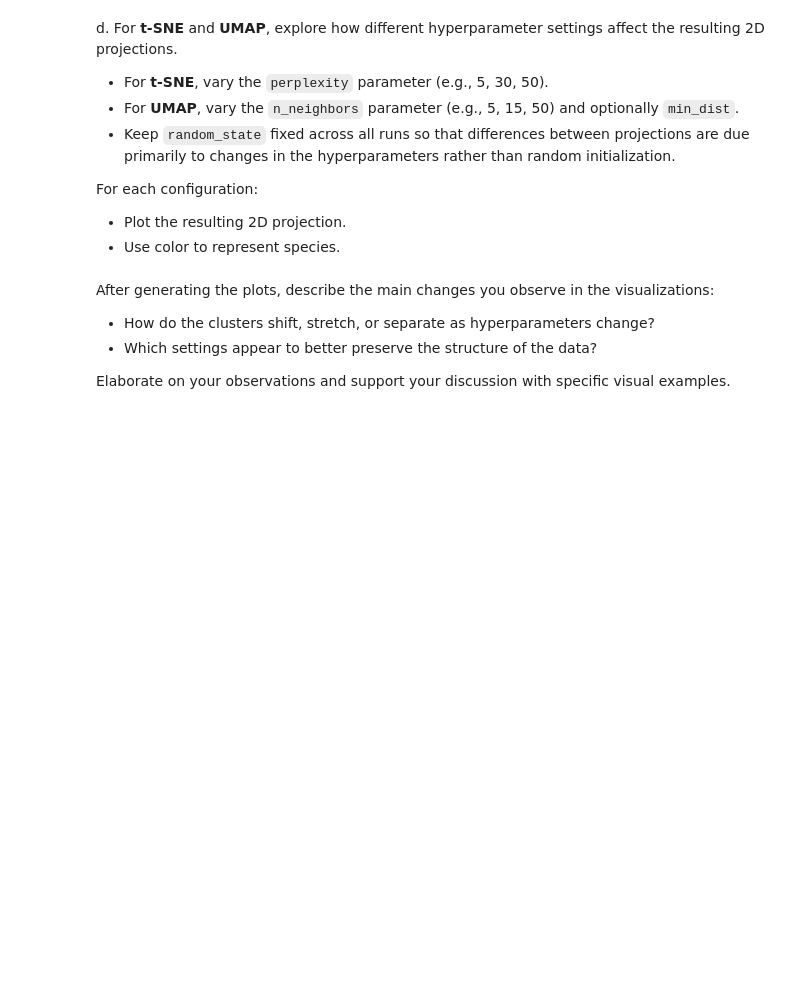
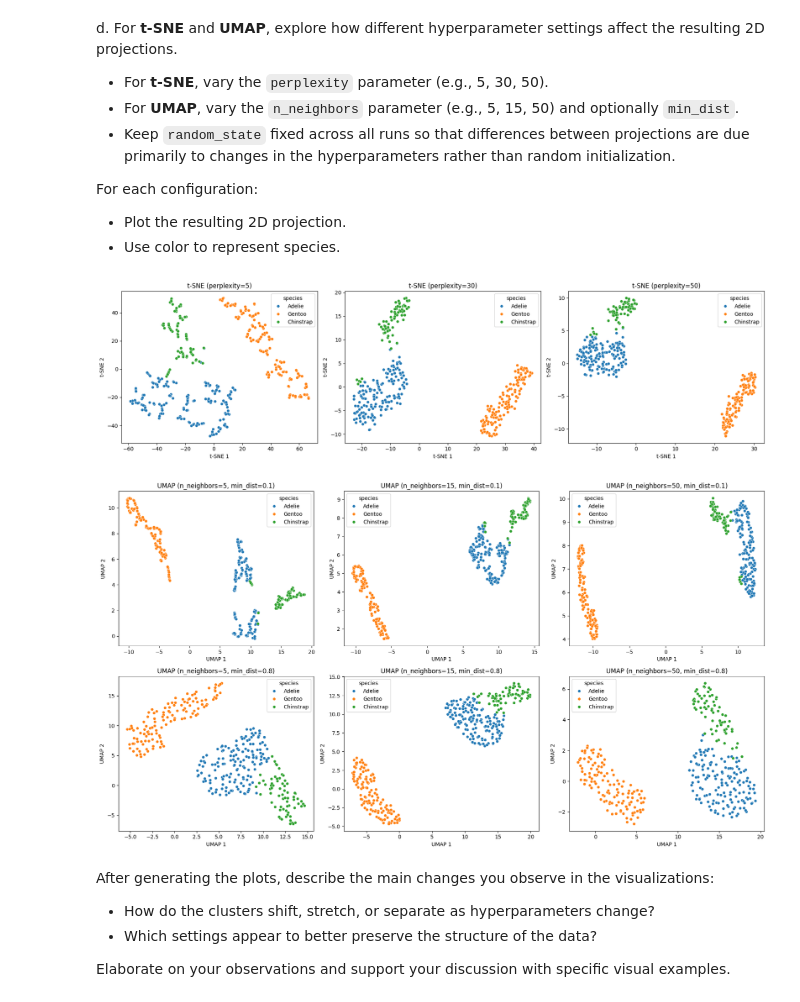
Before and after one commit to james-torgerson/ds4021_lab03, a Jupyter notebook: 03-tsne-and-umap.ipynb, the cells around one changed output. Cells and saved outputs as stored; diff of their text form; code cells hidden in the pictures; blank space fills up the shorter version.

```diff
--- a/03-tsne-and-umap.ipynb
+++ b/03-tsne-and-umap.ipynb
@@ -179,7 +179,42 @@ For each configuration:
 - Plot the resulting 2D projection.
 - Use color to represent species.
 # %%
-# YOUR CODE HERE
+# t-SNE with varied perplexities
+perplexities = [5, 30, 50]
+
+# make plots for each perplexity
+fig, axes = plt.subplots(1, 3, figsize=(18, 5))
+
+# reduce data to 2 dimensions and plot the 2D embedding
+for ax, p in zip(axes, perplexities):
+    emb = TSNE(n_components=2, perplexity=p, random_state=42).fit_transform(X)
+    sns.scatterplot(x=emb[:, 0], y=emb[:, 1], hue=penguins['species'], s=30, ax=ax)
+    ax.set_title(f"t-SNE (perplexity={p})")
+    ax.set_xlabel("t-SNE 1")
+    ax.set_ylabel("t-SNE 2")
+plt.tight_layout()
+plt.show()
+
+# UMAP with varied n_neighbors and min_dist
+n_neighbors_list = [5, 15, 50]
+min_dists = [0.1, 0.8]
+
+# make plots for each combination of parameters
+fig, axes = plt.subplots(len(min_dists), len(n_neighbors_list), figsize=(18, 10))
+
+# reduce data to 2 dimensions and plot the 2D embedding
+for r, md_ in enumerate(min_dists):
+    for c, nn in enumerate(n_neighbors_list):
+        emb = umap.UMAP(n_components=2, n_neighbors=nn, min_dist=md_, random_state=42).fit_transform(X)
+        sns.scatterplot(x=emb[:, 0], y=emb[:, 1], hue=penguins['species'], s=30, ax=axes[r, c])
+        axes[r, c].set_title(f"UMAP (n_neighbors={nn}, min_dist={md_})")
+        axes[r, c].set_xlabel("UMAP 1")
+        axes[r, c].set_ylabel("UMAP 2")
+plt.tight_layout()
+plt.show()
+# %% [output]
+[figure, added]
+[figure, added]
 # %% [markdown]
 After generating the plots, describe the main changes you observe in the visualizations:
 - How do the clusters shift, stretch, or separate as hyperparameters change?
```
Also changed, not shown: parts of 1 cell of this notebook.
